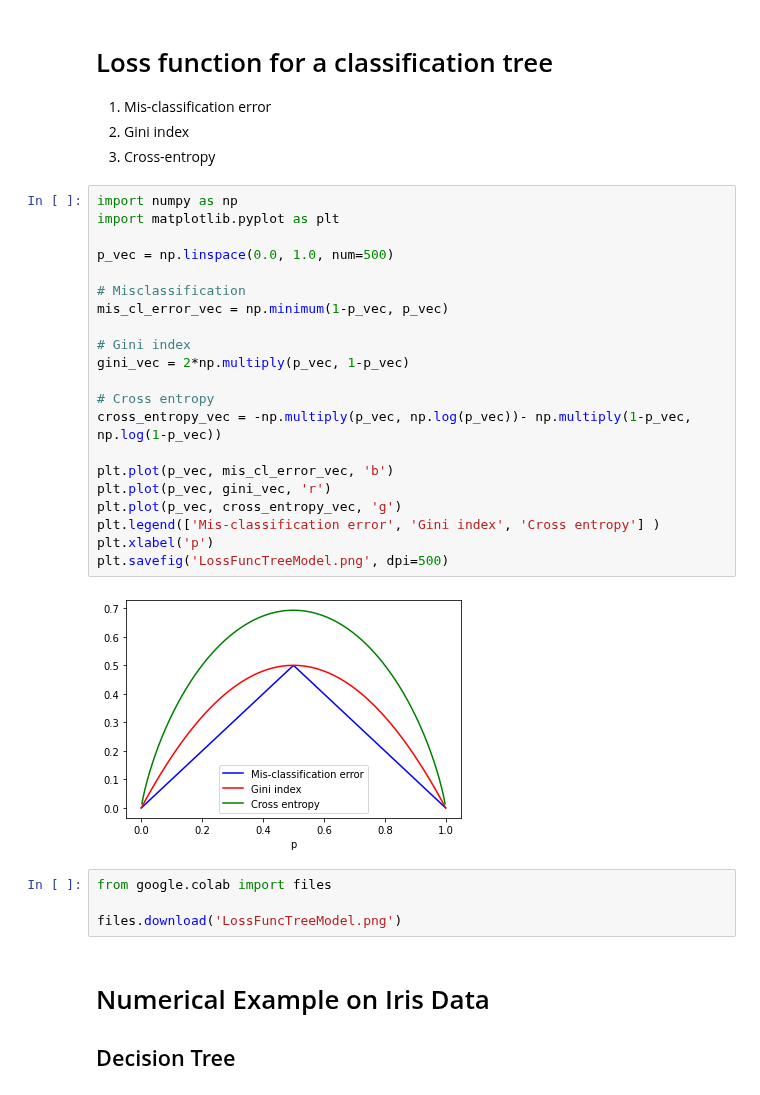
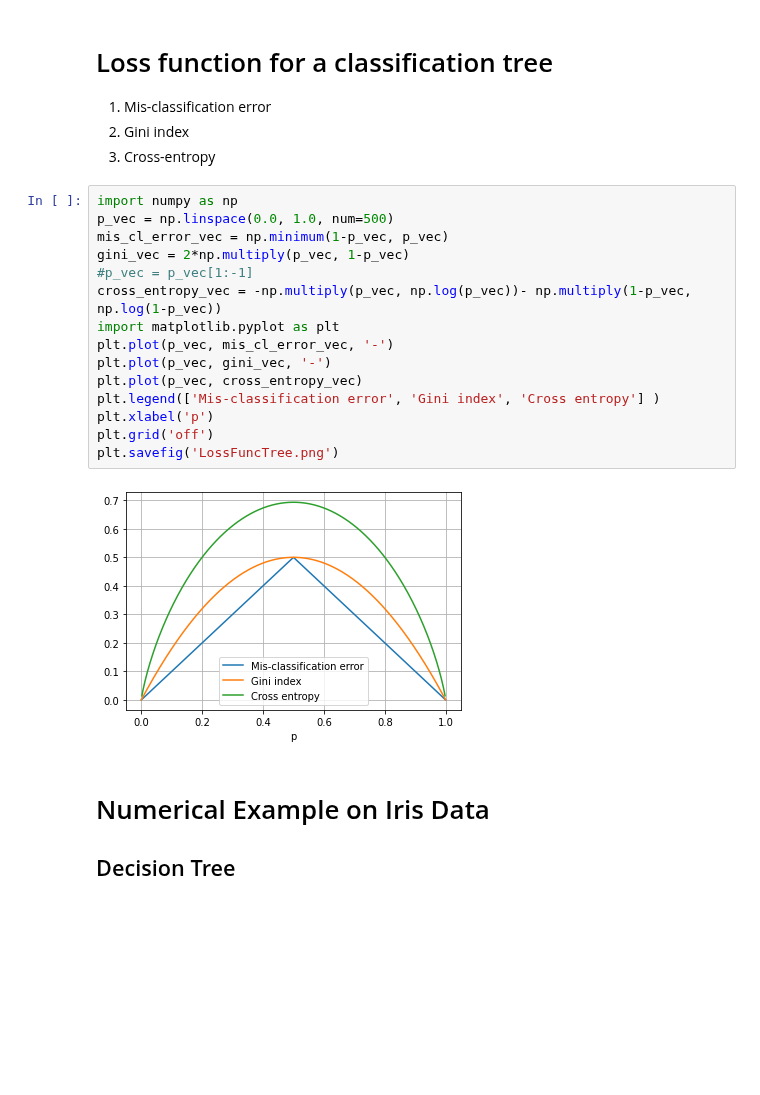
Before and after one commit to deepintomlf/mlfbook, a Jupyter notebook: Chapter4_TreeModels/DecisionTreeExample.ipynb, the cells around one changed output. Saved outputs shown, nothing was run; the diff lists cells and outputs as text; blank space fills up the shorter version.

```diff
--- a/Chapter4_TreeModels/DecisionTreeExample.ipynb
+++ b/Chapter4_TreeModels/DecisionTreeExample.ipynb
@@ -8,31 +8,21 @@
 3.  Cross-entropy
 # %%
 import numpy as np
+p_vec = np.linspace(0.0, 1.0, num=500)
+mis_cl_error_vec = np.minimum(1-p_vec, p_vec)
+gini_vec = 2*np.multiply(p_vec, 1-p_vec)
+#p_vec = p_vec[1:-1]
+cross_entropy_vec = -np.multiply(p_vec, np.log(p_vec))- np.multiply(1-p_vec, np.log(1-p_vec))
 import matplotlib.pyplot as plt
-
-p_vec = np.linspace(0.0, 1.0, num=500)
-
-# Misclassification
-mis_cl_error_vec = np.minimum(1-p_vec, p_vec)
-
-# Gini index
-gini_vec = 2*np.multiply(p_vec, 1-p_vec)
-
-# Cross entropy
-cross_entropy_vec = -np.multiply(p_vec, np.log(p_vec))- np.multiply(1-p_vec, np.log(1-p_vec))
-
-plt.plot(p_vec, mis_cl_error_vec, 'b')
-plt.plot(p_vec, gini_vec, 'r')
-plt.plot(p_vec, cross_entropy_vec, 'g')
+plt.plot(p_vec, mis_cl_error_vec, '-')
+plt.plot(p_vec, gini_vec, '-')
+plt.plot(p_vec, cross_entropy_vec)
 plt.legend(['Mis-classification error', 'Gini index', 'Cross entropy'] )
 plt.xlabel('p')
-plt.savefig('LossFuncTreeModel.png', dpi=500)
+plt.grid('off')
+plt.savefig('LossFuncTree.png')
 # %% [output]
-[figure, old version]
+[figure, new version]
-# %%
-from google.colab import files
-
-files.download('LossFuncTreeModel.png')
 # %% [markdown]
 # Numerical Example on Iris Data
 ## Decision Tree
```
Also changed, not shown: parts of 18 cells of this notebook.
